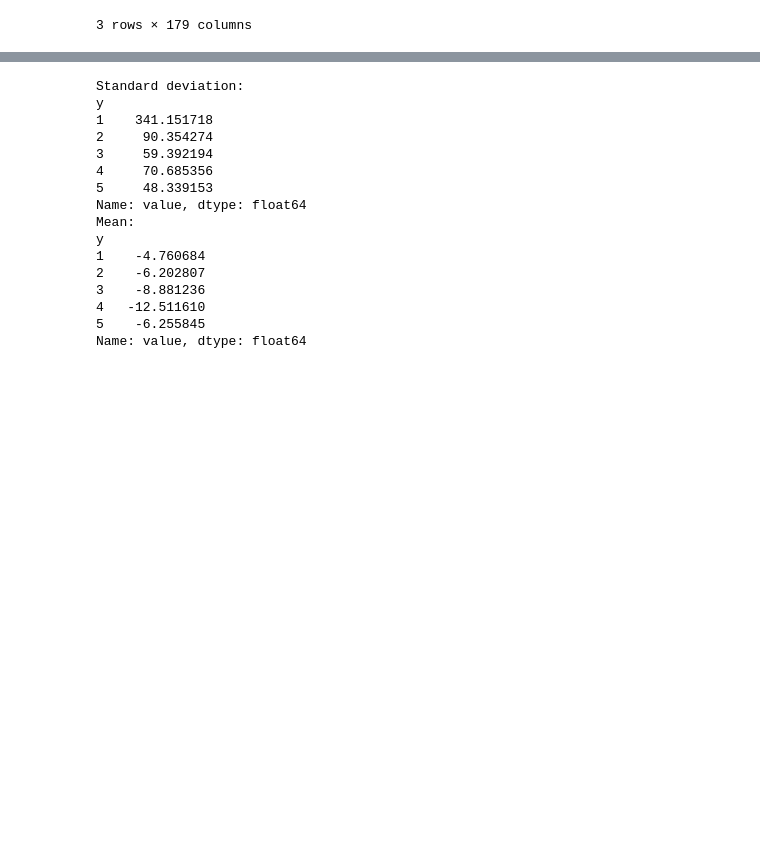
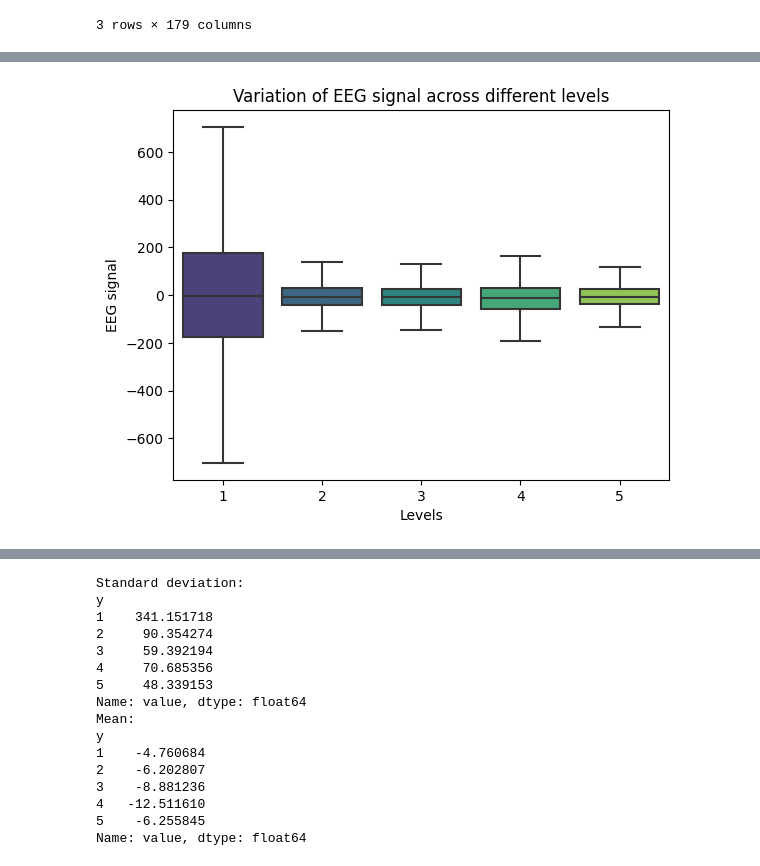
Before and after one commit to hoomanhanaei/DS_101, a Jupyter notebook: Assignment_01/Assignment_week_01.ipynb, the cells around one changed output, grey strips where cells are left out. Saved outputs shown, nothing was run; the diff lists cells and outputs as text; code cells hidden in the pictures; blank space fills up the shorter version.

```diff
--- a/Assignment_01/Assignment_week_01.ipynb
+++ b/Assignment_01/Assignment_week_01.ipynb
@@ -863,0 +873,13 @@ dtype: object
+# %%
+import matplotlib.pyplot as plt
+import seaborn as sns
+
+# The variation of data across different levels.
+sns.boxplot(x = df_melt.y, y = df_melt.value,
+            showfliers=False, palette='viridis')
+plt.xlabel('Levels')
+plt.ylabel('EEG signal')
+plt.title('Variation of EEG signal across different levels')
+plt.show()
+# %% [output]
+[figure, added]
```
Also changed, not shown: parts of 6 cells of this notebook.
